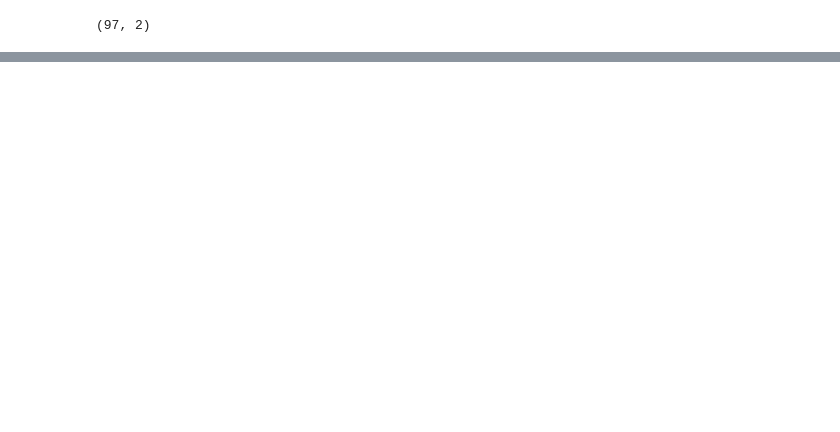
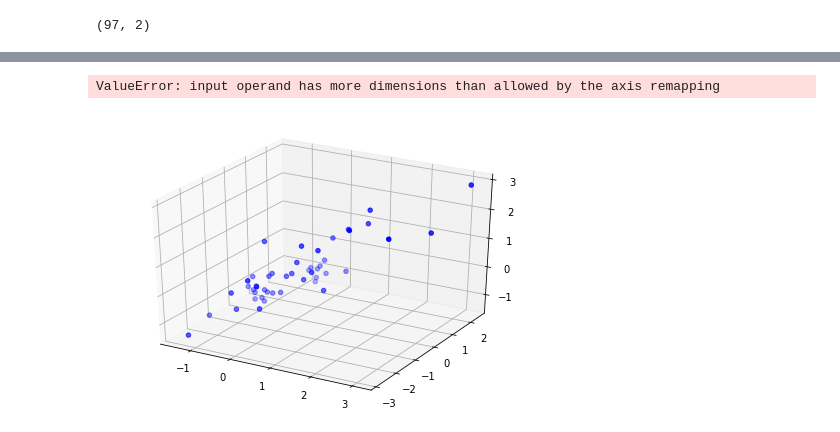
Before and after one commit to changsl231/LocalGithub, a Jupyter notebook: JupyterNotebook/Machine Learning/Andrew Ng/ex 1/ex1.ipynb, the cells around one changed output, grey strips where cells are left out. Saved outputs shown, nothing was run; the diff lists cells and outputs as text; code cells hidden in the pictures; blank space fills up the shorter version.

```diff
--- a/JupyterNotebook/Machine Learning/Andrew Ng/ex 1/ex1.ipynb
+++ b/JupyterNotebook/Machine Learning/Andrew Ng/ex 1/ex1.ipynb
@@ -61,0 +177,12 @@ X[1]
+# %%
+#设置x训练集和y值
+cols = data2.shape[1]
+X2 = data2.iloc[:,0:cols-1]#X是所有行去掉最后一列
+y2= data2.iloc[:,cols-1:]#y是所有行，最后一列
+# %%
+#将X，y转化为矩阵（matrix），并初始化系数theta
+X2 = np.matrix(X2)
+y2 = np.matrix(y2)
+theta2 = np.matrix(np.array([0,0,0]))
+# %%
+g2,cost2 = gradientDescent(X2, y2, theta2, alpha, iters)
@@ -61,0 +198,23 @@ X[1]
+# %%
+#绘制线性模型以及数据
+fig = plt.figure()
+ax = Axes3D(fig)
+
+#x1 = np.linspace(data2.Size.min(),data2.Size.max(),100)
+#x2 = np.linspace(data2.Population.min(),data2.Population.max(),100)
+
+f= np.sum(np.multiply(np.matrix(data2.iloc[:,0:3]),g2),axis=1)
+
+ax.scatter(data2.iloc[:,1],data2.iloc[:,2],data2.iloc[:,3],color = 'b',label='Traning Data')
+ax.plot(np.array(data2.iloc[:,1]),np.array(data2.iloc[:,2]),f[:,0].reshape(47,1),color = 'r',label='Prediction')
+#ax.plot(x1,x2,f,color = 'r',label='Prediction')
+ax.legend(loc=2)
+# 添加坐标轴(顺序是Z, Y, X)
+ax.set_zlabel('Profit')
+ax.set_ylabel('Population')
+ax.set_xlabel('Size')
+ax.set_title('Predicted Profit vs. Population Size')
+plt.show()
+# %% [output]
+ValueError: input operand has more dimensions than allowed by the axis remapping
+[figure, added]
```
Also changed, not shown: parts of 38 cells of this notebook, 1 other file.
